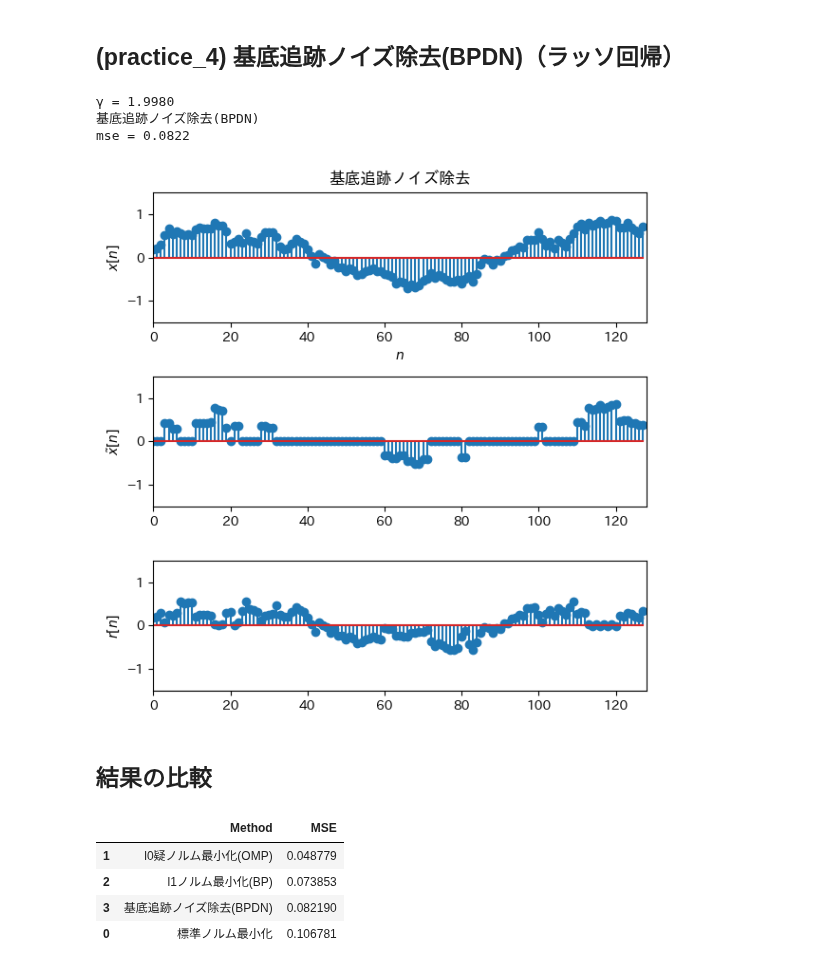
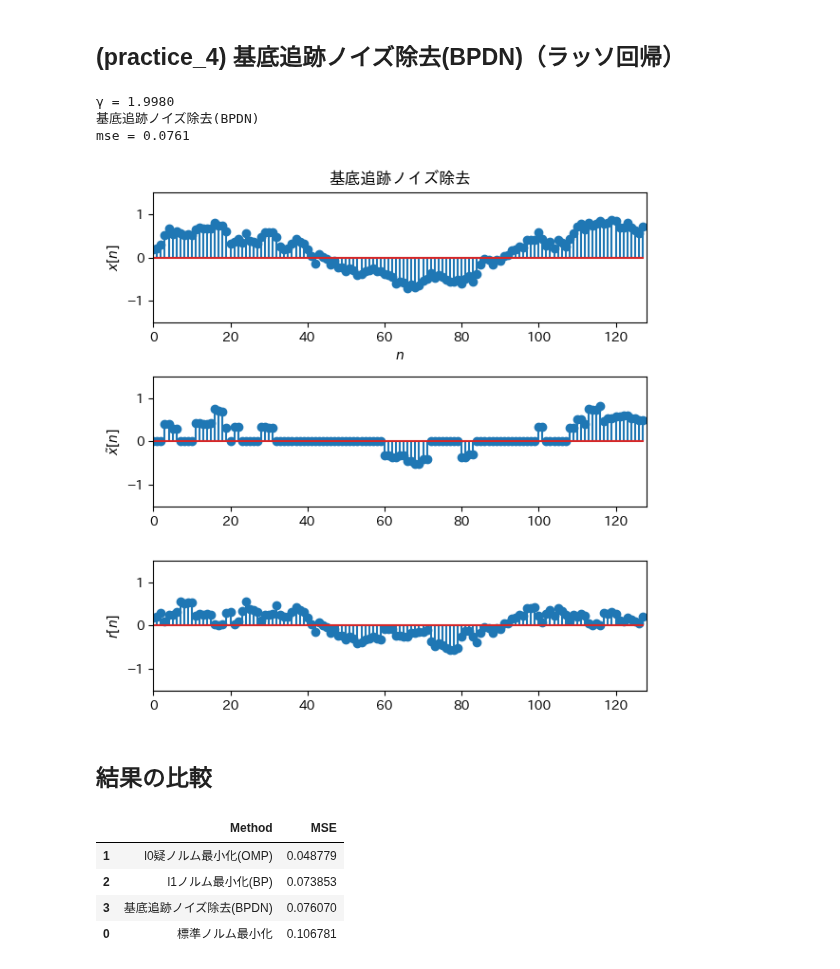
Before and after one commit to msiplab/AtipWork, a Jupyter notebook: python/sample_practice.ipynb, the cells around one changed output. Drawn from its saved outputs; the diff is of its cells as text; code cells hidden in the pictures.

```diff
--- a/python/sample_practice.ipynb
+++ b/python/sample_practice.ipynb
@@ -280,39 +280,39 @@ while err > eps:
     ypre = y
     v = D @ ypre
     e = D.T @ (v - x)
-    y = soft_threshold(ypre - gamma*e, lambda_)
+    y = soft_threshold(ypre - gamma*e, gamma*lambda_)
     err = np.linalg.norm(y - ypre)**2 / np.linalg.norm(y)**2
 
 # 非線形近似
 y = y.ravel()
 ix = np.argsort(np.abs(y))[::-1]
 y[ix[K:]] = 0
 
 # 評価
 # 近似結果
 tx = D @ y
 plt.subplot(3,1,2)
 plt.stem(tx)
 plt.axis([0, N, -1.5, 1.5])
 plt.ylabel('$\\tilde{x}[n]$')
 
 # 近似誤差
 r = x - tx
 plt.subplot(3,1,3)
 plt.stem(r)
 plt.axis([0, N, -1.5, 1.5])
 plt.ylabel('$r[n]$')
 
 plt.tight_layout()
 
 print('基底追跡ノイズ除去(BPDN)')
 mse_bpdn = mse(x, tx)
 print('mse = %6.4f'%mse_bpdn)
 # %% [output]
 γ = 1.9980
 基底追跡ノイズ除去(BPDN)
-mse = 0.0822
+mse = 0.0761
-[figure, old version]
+[figure, new version]
 # %% [markdown]
 ## 結果の比較
 # %%
@@ -331,5 +331,5 @@ display(mse_df)
 |  | Method | MSE |
 | 1 | l0疑ノルム最小化(OMP) | 0.048779 |
 | 2 | l1ノルム最小化(BP) | 0.073853 |
-| 3 | 基底追跡ノイズ除去(BPDN) | 0.082190 |
+| 3 | 基底追跡ノイズ除去(BPDN) | 0.076070 |
 | 0 | 標準ノルム最小化 | 0.106781 |
```
